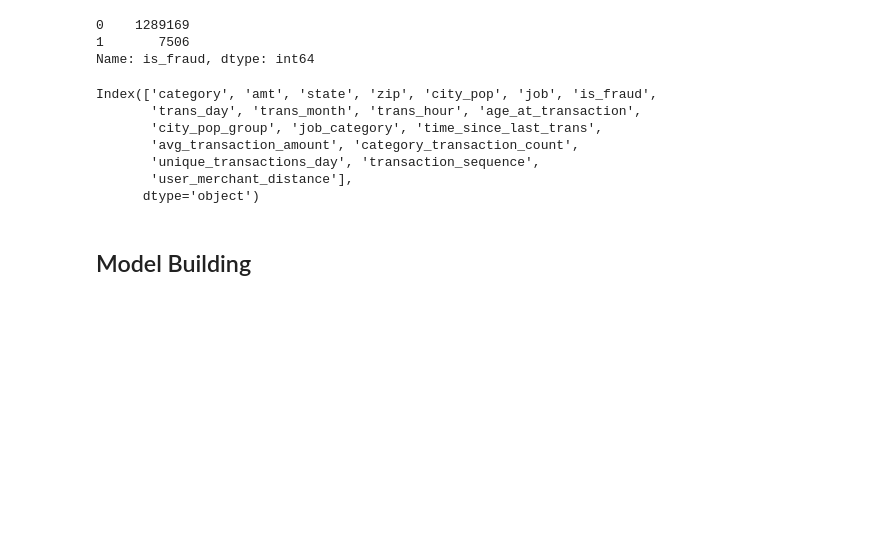
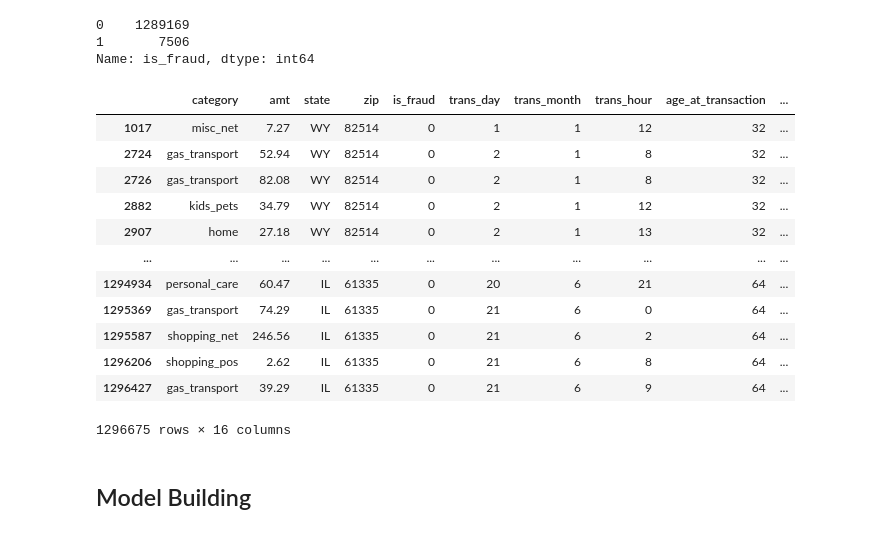
Before and after one commit to Haoweee/Credit-Card-Fraud-Detection, a Jupyter notebook: notebook/fraud_detection.ipynb, the cells around one changed output. Cells and saved outputs as stored; diff of their text form; code cells hidden in the pictures; blank space fills up the shorter version.

```diff
--- a/notebook/fraud_detection.ipynb
+++ b/notebook/fraud_detection.ipynb
@@ -489,15 +491,21 @@ train['is_fraud'].value_counts()
 1       7506
 Name: is_fraud, dtype: int64
 # %%
-train.columns
+train
 # %% [output]
+|  | category | amt | state | zip | is_fraud | trans_day | trans_month | trans_hour | age_at_transaction | ... |
+| 1017 | misc_net | 7.27 | WY | 82514 | 0 | 1 | 1 | 12 | 32 | ... |
+| 2724 | gas_transport | 52.94 | WY | 82514 | 0 | 2 | 1 | 8 | 32 | ... |
+| 2726 | gas_transport | 82.08 | WY | 82514 | 0 | 2 | 1 | 8 | 32 | ... |
+| 2882 | kids_pets | 34.79 | WY | 82514 | 0 | 2 | 1 | 12 | 32 | ... |
+| 2907 | home | 27.18 | WY | 82514 | 0 | 2 | 1 | 13 | 32 | ... |
+| ... | ... | ... | ... | ... | ... | ... | ... | ... | ... | ... |
+| 1294934 | personal_care | 60.47 | IL | 61335 | 0 | 20 | 6 | 21 | 64 | ... |
+| 1295369 | gas_transport | 74.29 | IL | 61335 | 0 | 21 | 6 | 0 | 64 | ... |
+| 1295587 | shopping_net | 246.56 | IL | 61335 | 0 | 21 | 6 | 2 | 64 | ... |
+| 1296206 | shopping_pos | 2.62 | IL | 61335 | 0 | 21 | 6 | 8 | 64 | ... |
+| 1296427 | gas_transport | 39.29 | IL | 61335 | 0 | 21 | 6 | 9 | 64 | ... |
-Index(['category', 'amt', 'state', 'zip', 'city_pop', 'job', 'is_fraud',
-       'trans_day', 'trans_month', 'trans_hour', 'age_at_transaction',
-       'city_pop_group', 'job_category', 'time_since_last_trans',
-       'avg_transaction_amount', 'category_transaction_count',
-       'unique_transactions_day', 'transaction_sequence',
-       'user_merchant_distance'],
-      dtype='object')
+1296675 rows × 16 columns
 # %%
 # sample 7506 non-fraud transactions
 non_fraud = train[train['is_fraud'] == 0].sample(7506, random_state=42)
```
Also changed, not shown: parts of 13 cells of this notebook, 10 other files.
